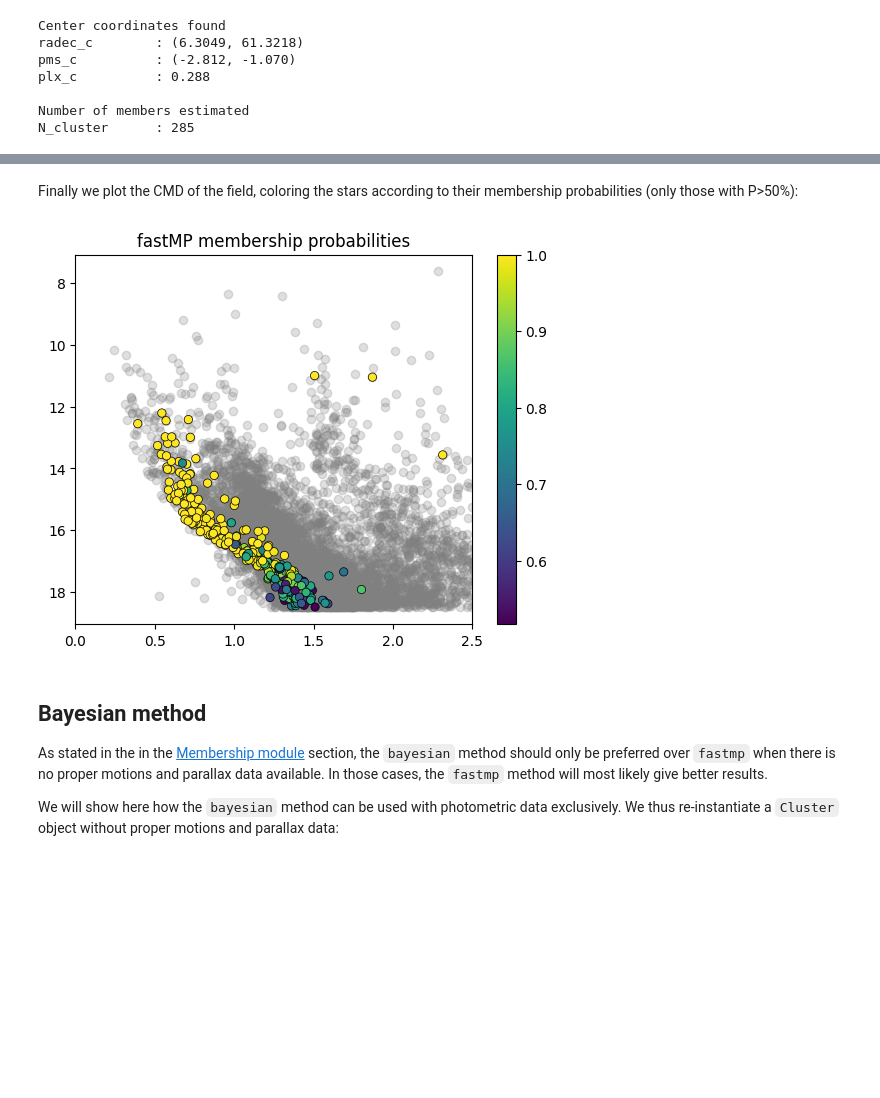
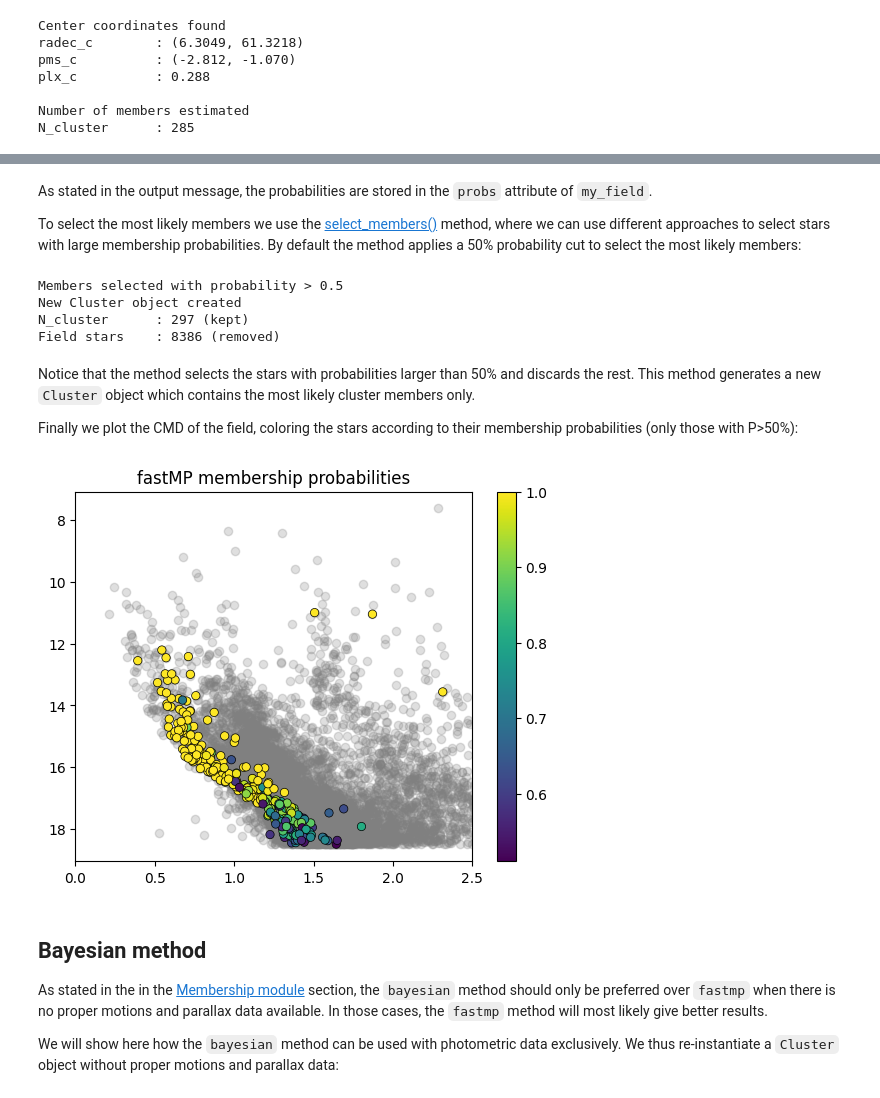
Before and after one commit to asteca/ASteCA, a Jupyter notebook: docs/contents/notebooks/membership.ipynb, the cells around one changed output, grey strips where cells are left out. Drawn from its saved outputs; the diff is of its cells as text; code cells hidden in the pictures; blank space fills up the shorter version.

```diff
--- a/docs/contents/notebooks/membership.ipynb
+++ b/docs/contents/notebooks/membership.ipynb
@@ -10,0 +11,18 @@ In the following example we will show how these two methods can be applied on an
+# %%
+import pandas as pd
+import matplotlib.pyplot as plt
+
+# Load data from field
+field_df = pd.read_csv("../../_static/field.csv")
+
+# Save for later plotting
+field_color, field_mag = field_df['BP-RP'], field_df['Gmag']
+
+fig, (ax1, ax2) = plt.subplots(1, 2, figsize=(10, 5))
+ax1.scatter(field_df['RA_ICRS'], field_df['DE_ICRS'], alpha=.2, s=10)
+ax1.set_xlabel("ra")
+ax1.set_ylabel("dec")
+ax2.scatter(field_color, field_mag, alpha=.2, s=10)
+ax2.invert_yaxis()
+ax2.set_xlabel("BP-RP")
+ax2.set_ylabel("G");
@@ -11,16 +35,16 @@ In the following example we will show how these two methods can be applied on an
 # %%
 import asteca
-import pandas as pd
-import matplotlib.pyplot as plt
-
-field_df = pd.read_csv("../../_static/field.csv")
 
 my_field = asteca.Cluster(
     ra=field_df["RA_ICRS"],
     dec=field_df["DE_ICRS"],
+    mag=field_df["Gmag"],
+    color=field_df["BP-RP"],
     pmra=field_df["pmRA"],
     pmde=field_df["pmDE"],
     plx=field_df["Plx"],
+    e_mag=field_df["e_Gmag"],
+    e_color=field_df["e_BP-RP"],
     e_pmra=field_df["e_pmRA"],
     e_pmde=field_df["e_pmDE"],
     e_plx=field_df["e_Plx"],
@@ -85,15 +91,27 @@ Convergence reached at 89 runs
+# %% [markdown]
+As stated in the output message, the probabilities are stored in the `probs` attribute of `my_field`.
+
+To select the most likely members we use the [select_members()](asteca.Membership.select_members) method, where we can use different approaches to select stars with large membership probabilities. By default the method applies a 50% probability cut to select the most likely members:
+# %%
+cluster_fastmp = my_field.membership.select_members()
+# %% [output]
+Members selected with probability > 0.5
+New Cluster object created
+N_cluster      : 297 (kept)
+Field stars    : 8386 (removed)
 # %% [markdown]
+Notice that the method selects the stars with probabilities larger than 50% and discards the rest. This method generates a new `Cluster` object which contains the most likely cluster members only.
+
 Finally we plot the CMD of the field, coloring the stars according to their membership probabilities (only those with P>50%):
 # %%
 plt.title("fastMP membership probabilities")
-plt.scatter(field_df['BP-RP'], field_df['Gmag'], c='grey', alpha=.25)
-msk = probs_fastmp > 0.5
-plt.scatter(field_df['BP-RP'][msk], field_df['Gmag'][msk], c=probs_fastmp[msk], ec='k', lw=.5)
+plt.scatter(field_color, field_mag, c='grey', alpha=.25)
+plt.scatter(cluster_fastmp.color, cluster_fastmp.mag, c=cluster_fastmp.probs, ec='k', lw=.5)
 plt.gca().invert_yaxis()
 plt.xlim(0, 2.5)
 plt.colorbar();
 # %% [output]
-[figure, old version]
+[figure, new version]
 # %% [markdown]
 ## Bayesian method
 
```
Also changed, not shown: parts of 21 cells of this notebook, 2 other files.
